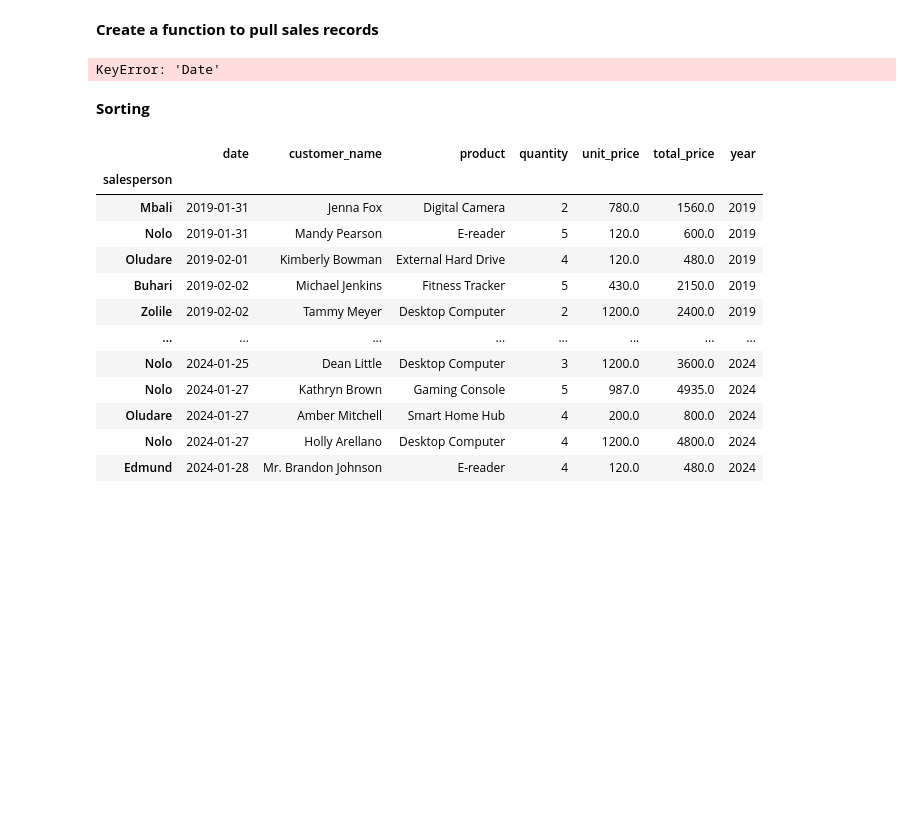
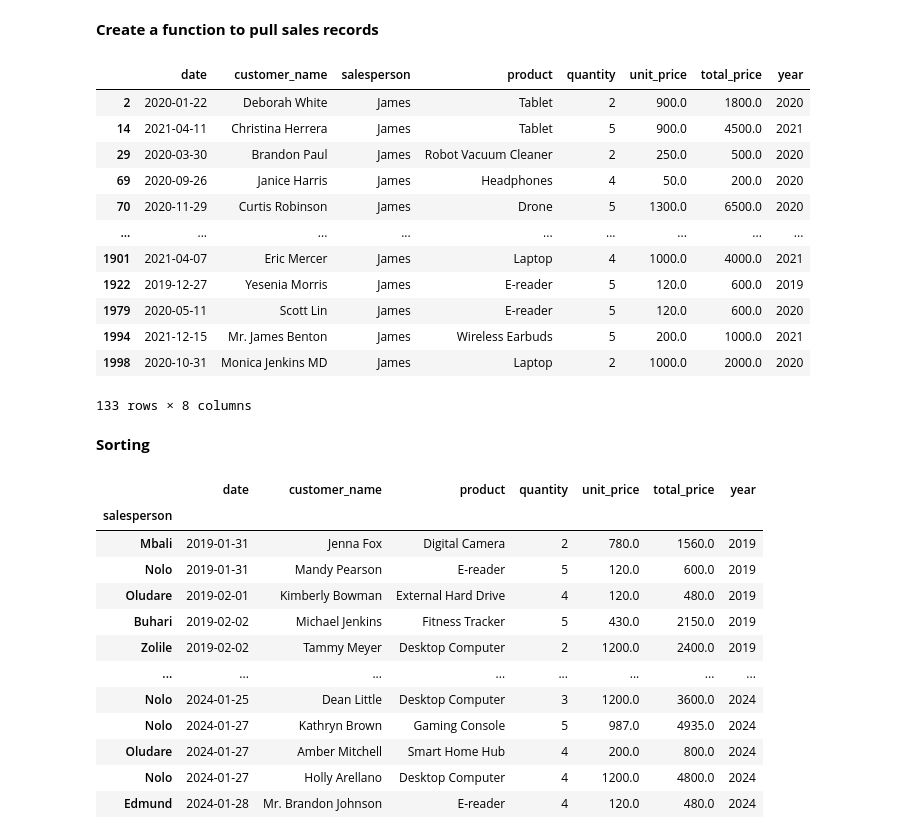
Before and after one commit to Khululiwe/2401FTDS_Python_Webinar_Notebooks, a Jupyter notebook: Week 3/Numpy_and_Pandas_for_Data_Analysis.ipynb, the cells around one changed output. Saved outputs shown, nothing was run; the diff lists cells and outputs as text; code cells hidden in the pictures; blank space fills up the shorter version.

Commit message:
corrected filter function and groupby operations

```diff
--- a/Week 3/Numpy_and_Pandas_for_Data_Analysis.ipynb
+++ b/Week 3/Numpy_and_Pandas_for_Data_Analysis.ipynb
@@ -742,20 +742,26 @@ def filter_sales_records(df, salesperson_name, start_date, end_date):
     filtered_df = df[df['salesperson'] == salesperson_name]
 
     # Filter based on date range
-    date_mask = (filtered_df['Date'] >= start_date) & (filtered_df['Date'] <= end_date)
+    date_mask = (filtered_df['date'] >= start_date) & (filtered_df['date'] <= end_date)
     filtered_df = filtered_df[date_mask]
 
     return filtered_df
 # %%
-from datetime import datetime
-
-date_format = '%Y-%m-%d'
-
-start_date = "2019-01-01"
-end_date = "2021-12-31"
-filter_sales_records(explore_sales_2, "James", datetime.strptime(start_date, date_format), datetime.strptime(end_date, date_format) )
+filter_sales_records(explore_sales, "James", '2019-01-01', '2021-12-31' )
 # %% [output]
+|  | date | customer_name | salesperson | product | quantity | unit_price | total_price | year |
+| 2 | 2020-01-22 | Deborah White | James | Tablet | 2 | 900.0 | 1800.0 | 2020 |
+| 14 | 2021-04-11 | Christina Herrera | James | Tablet | 5 | 900.0 | 4500.0 | 2021 |
+| 29 | 2020-03-30 | Brandon Paul | James | Robot Vacuum Cleaner | 2 | 250.0 | 500.0 | 2020 |
+| 69 | 2020-09-26 | Janice Harris | James | Headphones | 4 | 50.0 | 200.0 | 2020 |
+| 70 | 2020-11-29 | Curtis Robinson | James | Drone | 5 | 1300.0 | 6500.0 | 2020 |
+| ... | ... | ... | ... | ... | ... | ... | ... | ... |
+| 1901 | 2021-04-07 | Eric Mercer | James | Laptop | 4 | 1000.0 | 4000.0 | 2021 |
+| 1922 | 2019-12-27 | Yesenia Morris | James | E-reader | 5 | 120.0 | 600.0 | 2019 |
+| 1979 | 2020-05-11 | Scott Lin | James | E-reader | 5 | 120.0 | 600.0 | 2020 |
+| 1994 | 2021-12-15 | Mr. James Benton | James | Wireless Earbuds | 5 | 200.0 | 1000.0 | 2021 |
+| 1998 | 2020-10-31 | Monica Jenkins MD | James | Laptop | 2 | 1000.0 | 2000.0 | 2020 |
-KeyError: 'Date'
+133 rows × 8 columns
 # %% [markdown]
 **Sorting**
 # %%
```
Also changed, not shown: parts of 2 cells of this notebook.
